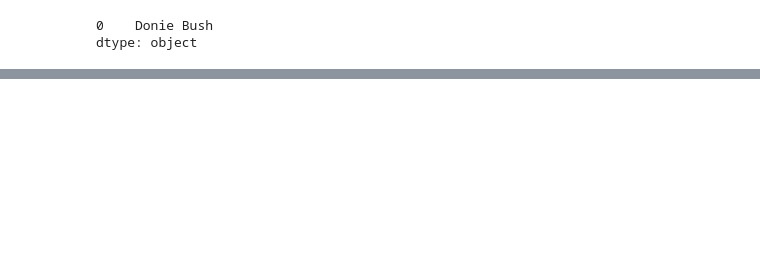
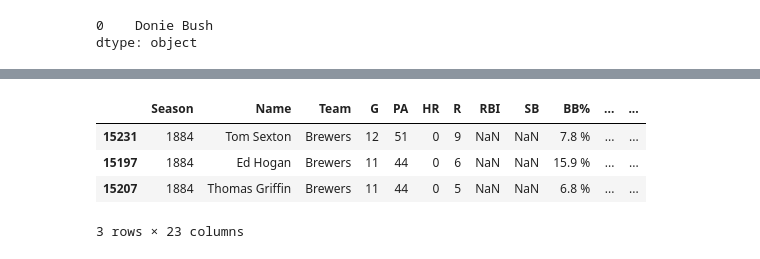
Before and after one commit to TrevorCap/Baseball, a Jupyter notebook: Barton.ipynb, the cells around one changed output, grey strips where cells are left out. Saved outputs shown, nothing was run; the diff lists cells and outputs as text; code cells hidden in the pictures; blank space fills up the shorter version.

```diff
--- a/Barton.ipynb
+++ b/Barton.ipynb
@@ -70,0 +64,9 @@ dtype: int64
+# %%
+wow = bartons[bartons['wRC+'] <0]
+wow.head()
+# %% [output]
+|  | Season | Name | Team | G | PA | HR | R | RBI | SB | BB% | ... | ... |
+| 15231 | 1884 | Tom Sexton | Brewers | 12 | 51 | 0 | 9 | NaN | NaN | 7.8 % | ... | ... |
+| 15197 | 1884 | Ed Hogan | Brewers | 11 | 44 | 0 | 6 | NaN | NaN | 15.9 % | ... | ... |
+| 15207 | 1884 | Thomas Griffin | Brewers | 11 | 44 | 0 | 5 | NaN | NaN | 6.8 % | ... | ... |
+3 rows × 23 columns
```
Also changed, not shown: parts of 5 cells of this notebook, 24 other files.
